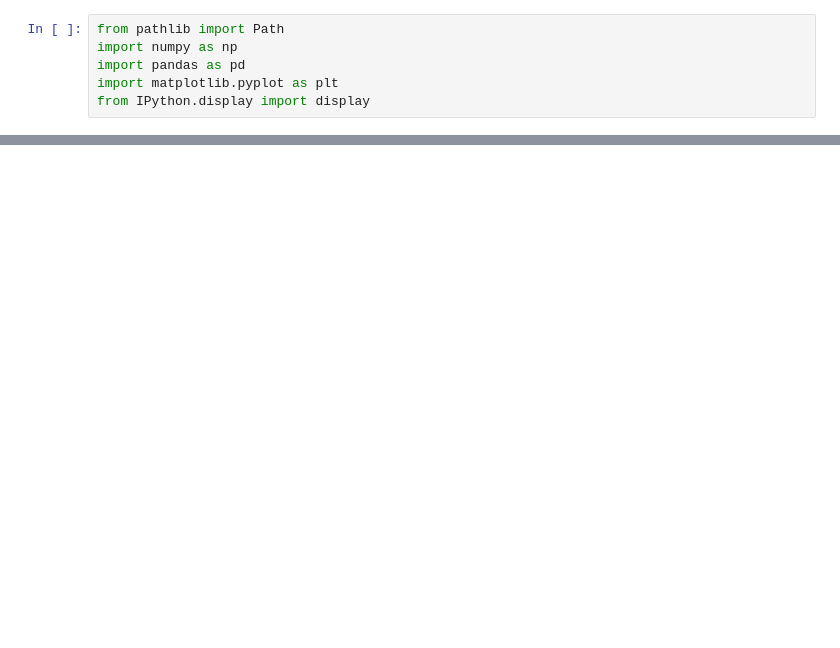
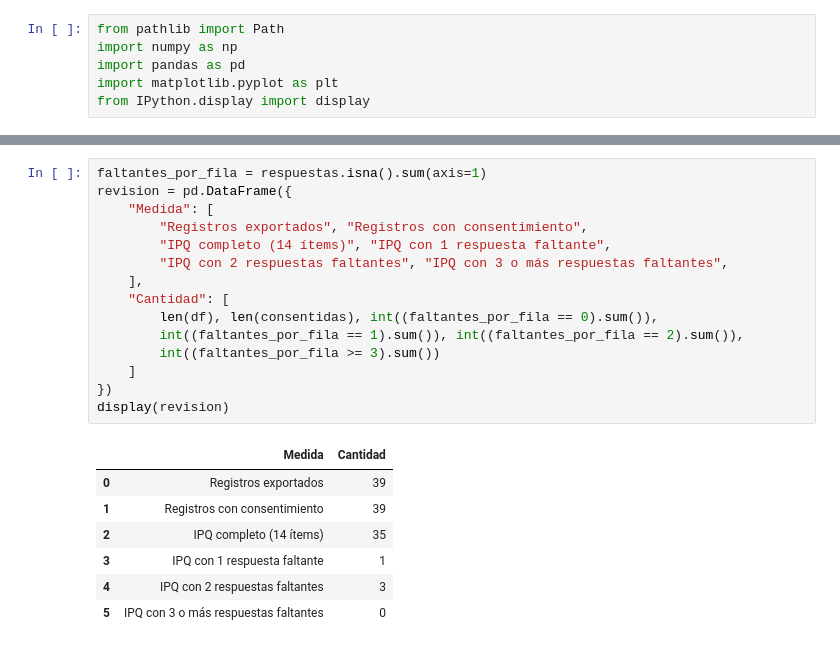
Before and after one commit to angelargd8/PG-analisis-resultados, a Jupyter notebook: IPQ/resultados-IPQ.ipynb, the cells around one changed output, grey strips where cells are left out. Saved outputs shown, nothing was run; the diff lists cells and outputs as text; blank space fills up the shorter version.

```diff
--- a/IPQ/resultados-IPQ.ipynb
+++ b/IPQ/resultados-IPQ.ipynb
@@ -37,0 +86,23 @@ data.describe()
+# %%
+faltantes_por_fila = respuestas.isna().sum(axis=1)
+revision = pd.DataFrame({
+    "Medida": [
+        "Registros exportados", "Registros con consentimiento",
+        "IPQ completo (14 ítems)", "IPQ con 1 respuesta faltante",
+        "IPQ con 2 respuestas faltantes", "IPQ con 3 o más respuestas faltantes",
+    ],
+    "Cantidad": [
+        len(df), len(consentidas), int((faltantes_por_fila == 0).sum()),
+        int((faltantes_por_fila == 1).sum()), int((faltantes_por_fila == 2).sum()),
+        int((faltantes_por_fila >= 3).sum())
+    ]
+})
+display(revision)
+# %% [output]
+|  | Medida | Cantidad |
+| 0 | Registros exportados | 39 |
+| 1 | Registros con consentimiento | 39 |
+| 2 | IPQ completo (14 ítems) | 35 |
+| 3 | IPQ con 1 respuesta faltante | 1 |
+| 4 | IPQ con 2 respuestas faltantes | 3 |
+| 5 | IPQ con 3 o más respuestas faltantes | 0 |
```
Also changed, not shown: parts of 8 cells of this notebook.
